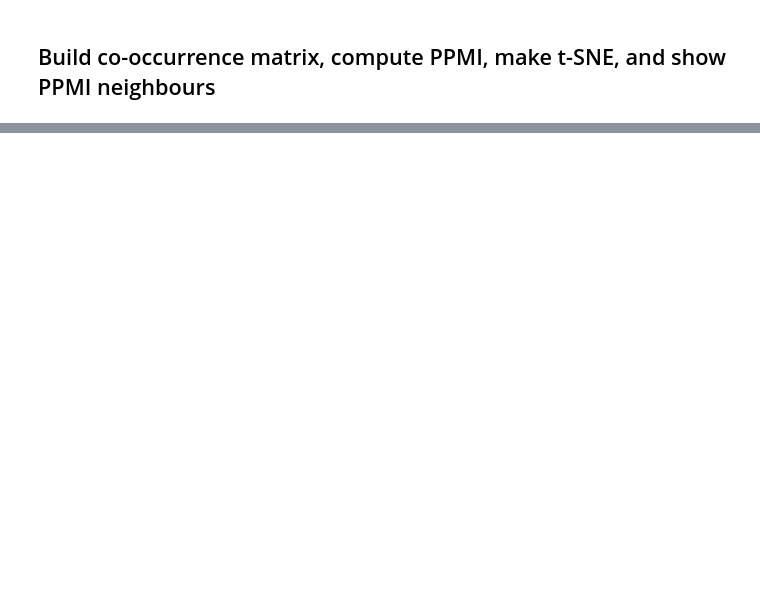
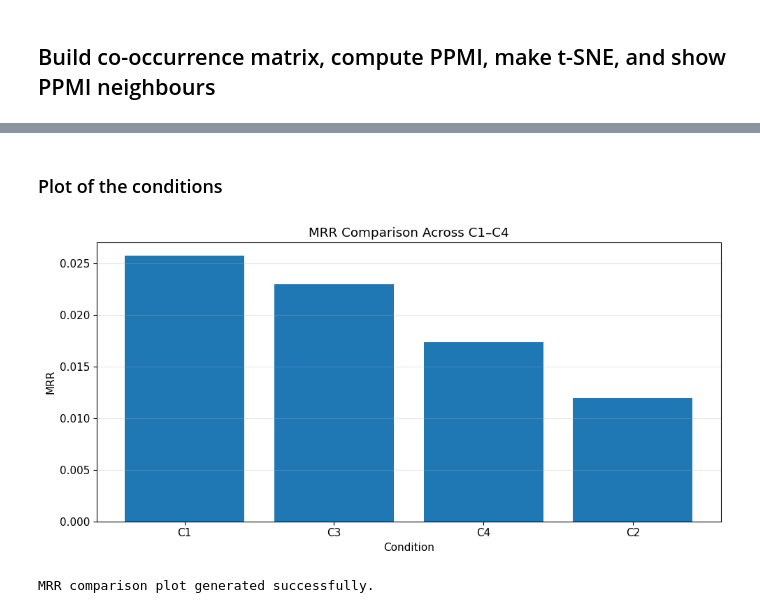
Before and after one commit to Sameer-Khan08/NLP-Assignment-2, a Jupyter notebook: Part1.ipynb, the cells around one changed output, grey strips where cells are left out. Saved outputs shown, nothing was run; the diff lists cells and outputs as text; code cells hidden in the pictures; blank space fills up the shorter version.

```diff
--- a/Part1.ipynb
+++ b/Part1.ipynb
@@ -739,0 +847,15 @@ def train_skipgram_experiment(
+# %%
+cleaned_sequences = [
+    sent for article in articles
+    for sent in article["cleaned_sentences"]
+    if len(sent) >= 2
+]
+
+raw_sequences = [
+    sent for article in articles
+    for sent in article["raw_sentences"]
+    if len(sent) >= 2
+]
+
+print("Cleaned training sequences:", len(cleaned_sequences))
+print("Raw training sequences:", len(raw_sequences))
@@ -899,0 +1150,18 @@ Pakistan -> پاکستان
+# %%
+FIVE_QUERY_WORDS = ["پاکستان", "حکومت", "عدالت", "معیشت", "فوج"]
+
+def print_top5_for_queries(result_dict, query_words):
+    emb = result_dict["embeddings"]
+    word2idx = result_dict["word2idx"]
+    idx2word = result_dict["idx2word"]
+
+    for q in query_words:
+        print(f"\n{q}")
+        for w, s in nearest_neighbors_embedding(emb, word2idx, idx2word, q, top_k=5):
+            print(f"  {w:15s} {s:.4f}")
+
+for cid, result in conditions.items():
+    print("\n" + "=" * 70)
+    print(f"{cid} - {result['name']}")
+    print("=" * 70)
+    print_top5_for_queries(result, FIVE_QUERY_WORDS)
@@ -899,0 +1279,16 @@ Pakistan -> پاکستان
+# %% [markdown]
+### Plot of the conditions
+# %%
+plt.figure(figsize=(10, 5))
+plt.bar(comparison_df["Condition"], comparison_df["MRR"])
+plt.title("MRR Comparison Across C1–C4")
+plt.xlabel("Condition")
+plt.ylabel("MRR")
+plt.grid(axis="y", alpha=0.3)
+plt.tight_layout()
+plt.show()
+
+print("MRR comparison plot generated successfully.")
+# %% [output]
+[figure, added]
+MRR comparison plot generated successfully.
```
Also changed, not shown: parts of 34 cells of this notebook, 2 other files.
